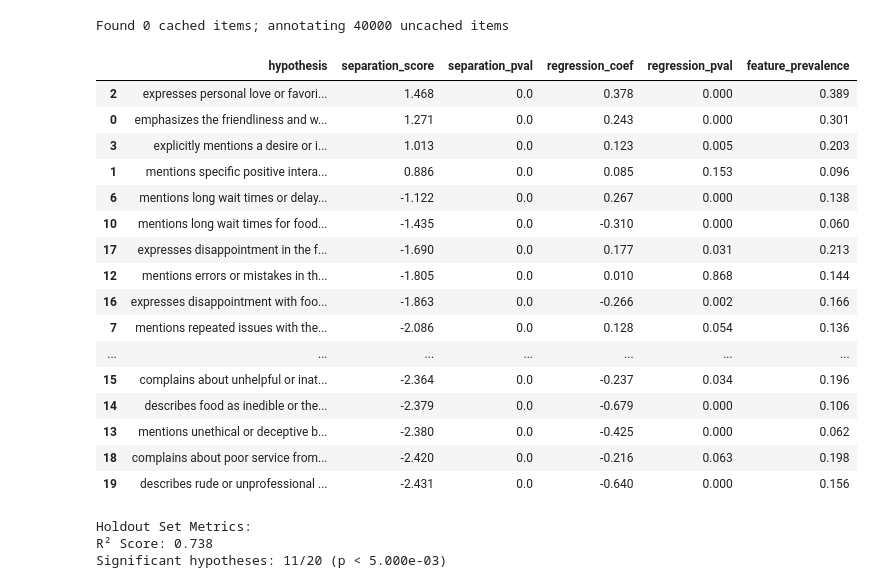
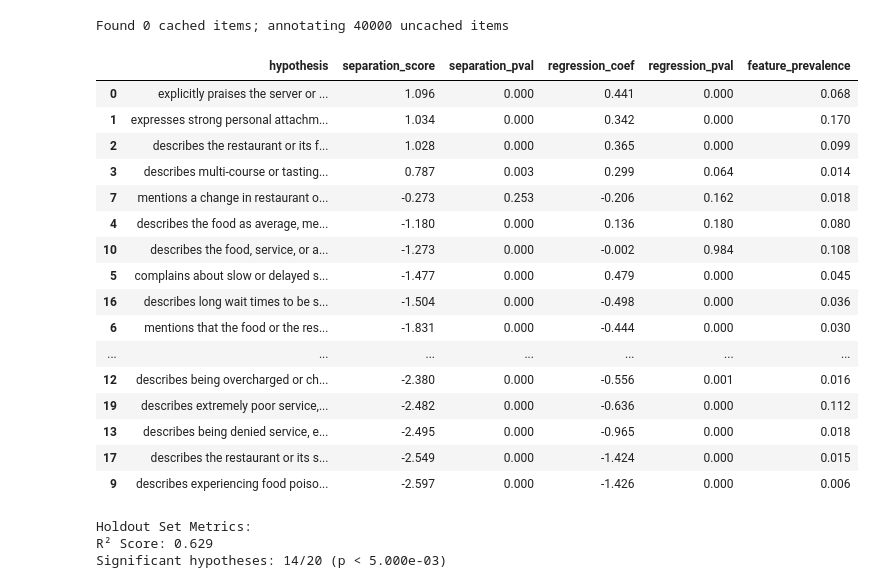
Before and after one commit to rmovva/HypotheSAEs, a Jupyter notebook: notebooks/detailed_usage.ipynb, the cells around one changed output. Drawn from its saved outputs; the diff is of its cells as text; code cells hidden in the pictures.

```diff
--- a/notebooks/detailed_usage.ipynb
+++ b/notebooks/detailed_usage.ipynb
@@ -24,17 +22,18 @@ The autoreload extension is already loaded. To reload it, use:
 Using device: cuda
 # %%
-train_df = pd.read_json(f'./demo-data/demo-train-20K.json', lines=True)
-val_df = pd.read_json(f'./demo-data/demo-val-2K.json', lines=True)
+train_df = pd.read_json(f'../demo-data/yelp-demo-train-20K.json', lines=True)
+val_df = pd.read_json(f'../demo-data/yelp-demo-val-2K.json', lines=True)
 
 text_col = 'text'
 target_col = 'stars'
 
 train_texts = train_df[text_col].tolist()
 val_texts = val_df[text_col].tolist()
+train_labels = train_df[target_col].values
 
 # Compute embeddings for each split
 EMBEDDER = "text-embedding-3-small"
-CACHE_NAME = f"yelp_demo_{EMBEDDER}"
+CACHE_NAME = f"yelp_quickstart_{EMBEDDER}"
 text2embedding = get_openai_embeddings(
     texts=train_texts + val_texts,
     model=EMBEDDER,
@@ -120,7 +87,7 @@ top_neuron_count = 20
 
 selected_neurons, scores = select_neurons(
     activations=train_activations,
-    target=train_df[target_col].values,
+    target=train_labels,
     n_select=top_neuron_count,
     method=selection_method,
     # Optional parameters depend on selection method; see select_neurons.py
@@ -132,8 +99,8 @@ Features should describe a specific aspect of the review. For example:
 - "praises how a dish was cooked, with phrases like 'perfect medium-rare'\""""
 
 interpreter = NeuronInterpreter(
-    interpreter_model="gpt-4o",
-    annotator_model="gpt-4o-mini",
+    interpreter_model="gpt-4.1",
+    annotator_model="gpt-4.1-mini",
     n_workers_interpretation=10,
     n_workers_annotation=50,
     cache_name=CACHE_NAME,
@@ -183,15 +150,14 @@ for neuron_idx in selected_neurons:
 
     interpretations_data.append({
         'neuron_idx': neuron_idx,
-        'source_sae': neuron_source_info[neuron_idx],
-        f'{selection_method}': scores[selected_neurons.index(neuron_idx)],
+        f'target_{selection_method}': scores[selected_neurons.index(neuron_idx)],
         'best_interpretation': best_interp,
         'best_f1': best_metrics['f1'],
         'worst_interpretation': worst_interp,
         'worst_f1': worst_metrics['f1']
     })
 
-best_interp_df = pd.DataFrame(interpretations_data).sort_values(by=f'{selection_method}', ascending=False)
+best_interp_df = pd.DataFrame(interpretations_data).sort_values(by=f'target_{selection_method}', ascending=False)
 
 display(
     best_interp_df.style.format({
@@ -221,53 +187,53 @@ display(
 # %%
 # Sample 500 random examples from holdout set
 np.random.seed(42)
-holdout_df = pd.read_json(f'./demo-data/demo-holdout-2K.json', lines=True)
+holdout_df = pd.read_json(f'../demo-data/yelp-demo-holdout-2K.json', lines=True)
 holdout_texts = holdout_df[text_col].tolist()
 holdout_labels = holdout_df[target_col].values
 
 # Annotate texts with best interpretations
 holdout_annotations = annotate_texts_with_concepts(
     texts=holdout_texts,
     concepts=best_interp_df['best_interpretation'].tolist(),
     max_words_per_example=128,
     cache_name=CACHE_NAME,
     n_workers=50,
 )
 
 # Evaluate on holdout set
 metrics, hypothesis_df = score_hypotheses(
     hypothesis_annotations=holdout_annotations,
     y_true=holdout_labels,
     classification=False,
 )
 
 pd.set_option('display.max_colwidth', None)
 display(hypothesis_df.round(3))
 pd.reset_option('display.max_colwidth')
 
 print("\nHoldout Set Metrics:")
 print(f"R² Score: {metrics['r2']:.3f}")
 print(f"Significant hypotheses: {metrics['Significant'][0]}/{metrics['Significant'][1]} "
       f"(p < {metrics['Significant'][2]:.3e})")
 # %% [output]
 Found 0 cached items; annotating 40000 uncached items
 |  | hypothesis | separation_score | separation_pval | regression_coef | regression_pval | feature_prevalence |
-| 2 | expresses personal love or favori... | 1.468 | 0.0 | 0.378 | 0.000 | 0.389 |
-| 0 | emphasizes the friendliness and w... | 1.271 | 0.0 | 0.243 | 0.000 | 0.301 |
-| 3 | explicitly mentions a desire or i... | 1.013 | 0.0 | 0.123 | 0.005 | 0.203 |
-| 1 | mentions specific positive intera... | 0.886 | 0.0 | 0.085 | 0.153 | 0.096 |
-| 6 | mentions long wait times or delay... | -1.122 | 0.0 | 0.267 | 0.000 | 0.138 |
-| 10 | mentions long wait times for food... | -1.435 | 0.0 | -0.310 | 0.000 | 0.060 |
-| 17 | expresses disappointment in the f... | -1.690 | 0.0 | 0.177 | 0.031 | 0.213 |
-| 12 | mentions errors or mistakes in th... | -1.805 | 0.0 | 0.010 | 0.868 | 0.144 |
-| 16 | expresses disappointment with foo... | -1.863 | 0.0 | -0.266 | 0.002 | 0.166 |
-| 7 | mentions repeated issues with the... | -2.086 | 0.0 | 0.128 | 0.054 | 0.136 |
+| 0 | explicitly praises the server or ... | 1.096 | 0.000 | 0.441 | 0.000 | 0.068 |
+| 1 | expresses strong personal attachm... | 1.034 | 0.000 | 0.342 | 0.000 | 0.170 |
+| 2 | describes the restaurant or its f... | 1.028 | 0.000 | 0.365 | 0.000 | 0.099 |
+| 3 | describes multi-course or tasting... | 0.787 | 0.003 | 0.299 | 0.064 | 0.014 |
+| 7 | mentions a change in restaurant o... | -0.273 | 0.253 | -0.206 | 0.162 | 0.018 |
+| 4 | describes the food as average, me... | -1.180 | 0.000 | 0.136 | 0.180 | 0.080 |
+| 10 | describes the food, service, or a... | -1.273 | 0.000 | -0.002 | 0.984 | 0.108 |
+| 5 | complains about slow or delayed s... | -1.477 | 0.000 | 0.479 | 0.000 | 0.045 |
+| 16 | describes long wait times to be s... | -1.504 | 0.000 | -0.498 | 0.000 | 0.036 |
+| 6 | mentions that the food or the res... | -1.831 | 0.000 | -0.444 | 0.000 | 0.030 |
 | ... | ... | ... | ... | ... | ... | ... |
-| 15 | complains about unhelpful or inat... | -2.364 | 0.0 | -0.237 | 0.034 | 0.196 |
-| 14 | describes food as inedible or the... | -2.379 | 0.0 | -0.679 | 0.000 | 0.106 |
-| 13 | mentions unethical or deceptive b... | -2.380 | 0.0 | -0.425 | 0.000 | 0.062 |
-| 18 | complains about poor service from... | -2.420 | 0.0 | -0.216 | 0.063 | 0.198 |
-| 19 | describes rude or unprofessional ... | -2.431 | 0.0 | -0.640 | 0.000 | 0.156 |
+| 12 | describes being overcharged or ch... | -2.380 | 0.000 | -0.556 | 0.001 | 0.016 |
+| 19 | describes extremely poor service,... | -2.482 | 0.000 | -0.636 | 0.000 | 0.112 |
+| 13 | describes being denied service, e... | -2.495 | 0.000 | -0.965 | 0.000 | 0.018 |
+| 17 | describes the restaurant or its s... | -2.549 | 0.000 | -1.424 | 0.000 | 0.015 |
+| 9 | describes experiencing food poiso... | -2.597 | 0.000 | -1.426 | 0.000 | 0.006 |
 Holdout Set Metrics:
-R² Score: 0.738
-Significant hypotheses: 11/20 (p < 5.000e-03)
+R² Score: 0.629
+Significant hypotheses: 14/20 (p < 5.000e-03)
```
Also changed, not shown: parts of 5 cells of this notebook.
